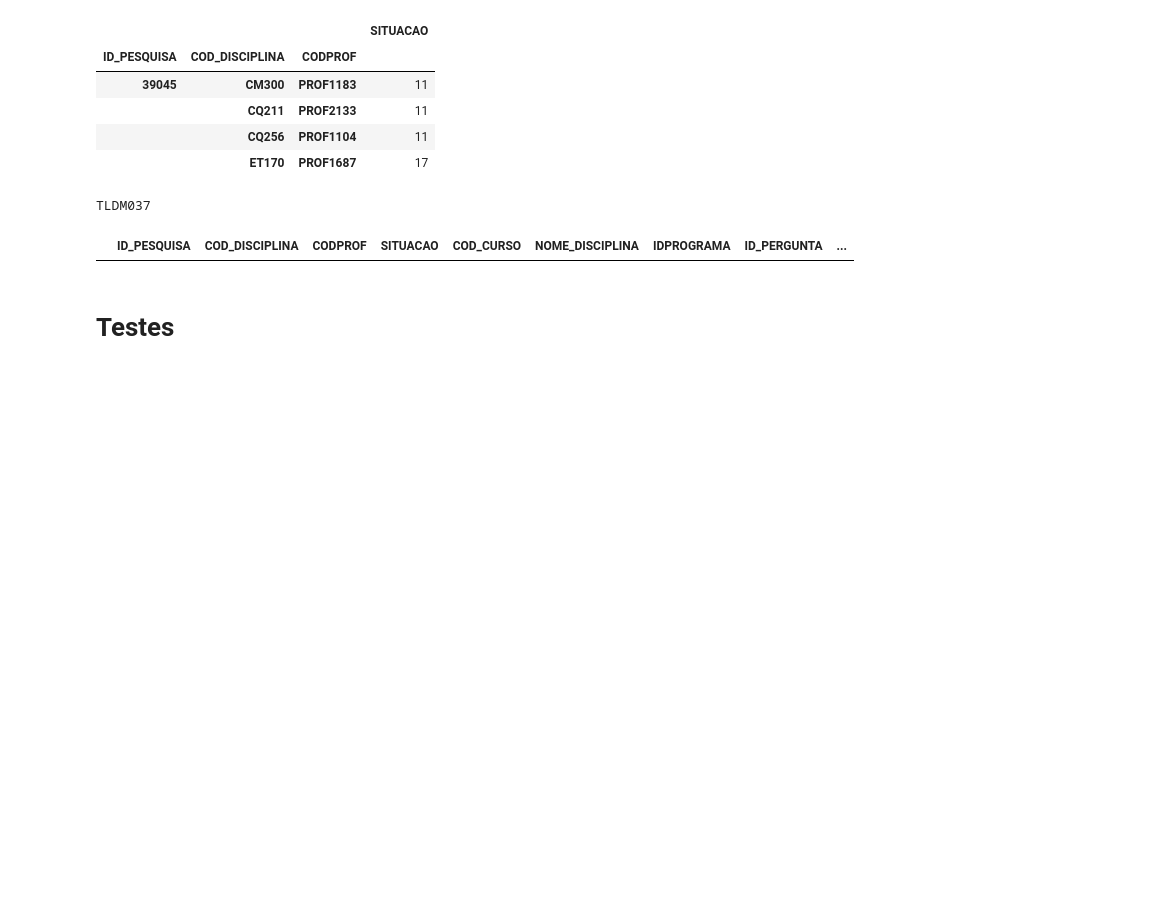
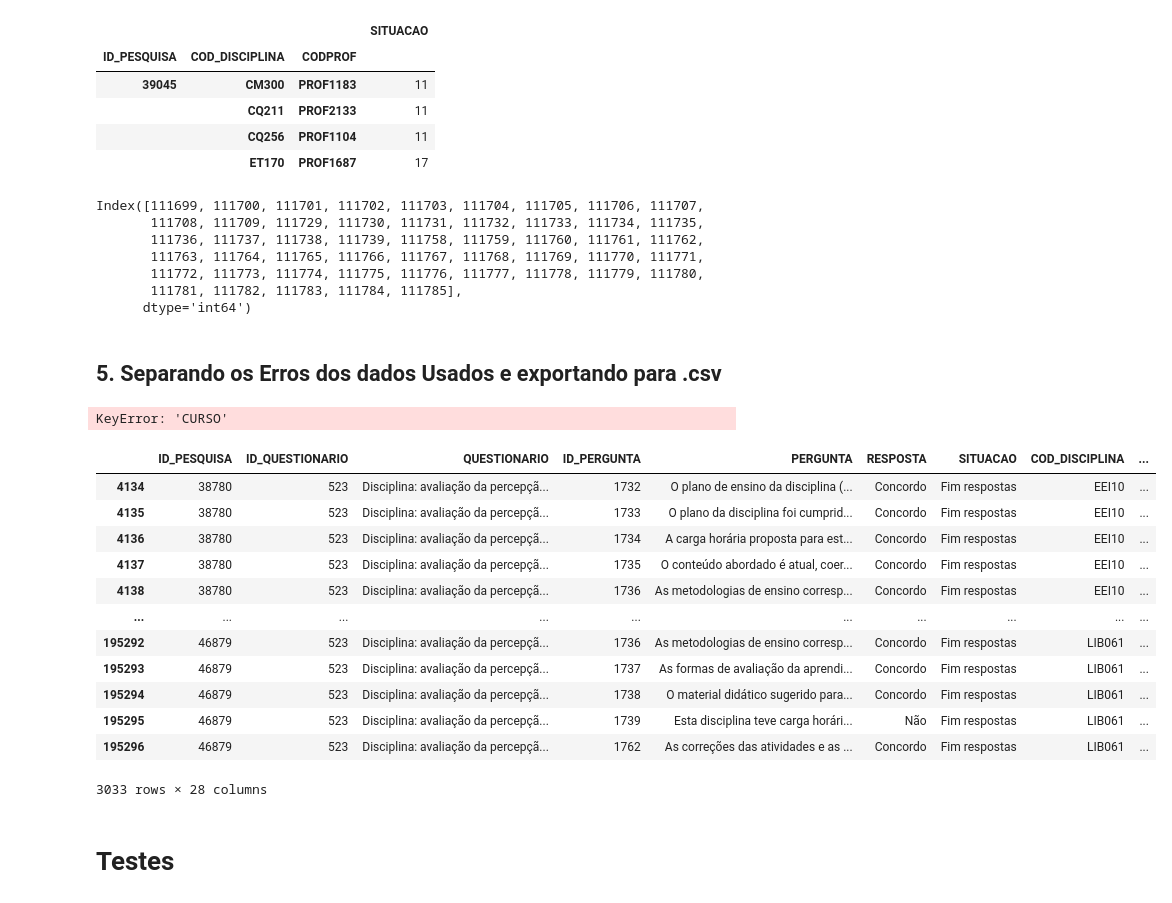
Before and after one commit to IronZiiz/Hackathon_mathmorphosis, a Jupyter notebook: data/processed/Presencial2025/preprocessing_dados_presencial.ipynb, the cells around one changed output. Drawn from its saved outputs; the diff is of its cells as text; code cells hidden in the pictures; blank space fills up the shorter version.

```diff
--- a/data/processed/Presencial2025/preprocessing_dados_presencial.ipynb
+++ b/data/processed/Presencial2025/preprocessing_dados_presencial.ipynb
@@ -326,18 +356,66 @@ colunas_investigacao = [
 cod_disciplinas_investigadas = ['CM300','CQ211','CQ256','ET170']
 
 random_disciplina = df_presencial_pesquisa['COD_DISCIPLINA'].sample(1,random_state=42).values[0]
-print(random_disciplina)
+# print(random_disciplina)
 
 # 2. Filtra apenas esse aluno e essas disciplinas problemáticas
 
 filtro = (df_presencial_pesquisa['ID_PESQUISA'] == 39045) & \
-         (df_presencial_pesquisa['COD_DISCIPLINA'] == random_disciplina)
+         (df_presencial_pesquisa['COD_DISCIPLINA'].isin(cod_disciplinas_investigadas))
 
 df_analise = df_presencial_pesquisa.loc[filtro, colunas_investigacao]
 
 # 3. Order
-df_analise = df_analise.sort_values(by=['ID_PESQUISA','COD_DISCIPLINA', 'CODPROF','ID_PERGUNTA'])
-df_analise
+# df_analise = df_analise.sort_values(by=['ID_PESQUISA','COD_DISCIPLINA', 'CODPROF','ID_PERGUNTA'])
+# df_analise
+
+# 4. Adiciona nos possíveis erros
+possiveis_erros = df_analise.index
+possiveis_erros
 # %% [output]
-TLDM037
+Index([111699, 111700, 111701, 111702, 111703, 111704, 111705, 111706, 111707,
+       111708, 111709, 111729, 111730, 111731, 111732, 111733, 111734, 111735,
+       111736, 111737, 111738, 111739, 111758, 111759, 111760, 111761, 111762,
+       111763, 111764, 111765, 111766, 111767, 111768, 111769, 111770, 111771,
+       111772, 111773, 111774, 111775, 111776, 111777, 111778, 111779, 111780,
+       111781, 111782, 111783, 111784, 111785],
+      dtype='int64')
-|  | ID_PESQUISA | COD_DISCIPLINA | CODPROF | SITUACAO | COD_CURSO | NOME_DISCIPLINA | IDPROGRAMA | ID_PERGUNTA | ... |
+# %% [markdown]
+## 5. Separando os Erros dos dados Usados e exportando para .csv
+# %%
+def process(df: pd.DataFrame, axis: list[int] | None = None, dimensions: list[int] | None = None, questions: list[str] | None = None) -> pd.DataFrame:
+
+        if axis is None or axis == []:
+              axis = df['EIXO'].unique().tolist()
+
+        if dimensions is None or dimensions == []:
+            dimensions = df['DIMENSAO'].unique().tolist()
+
+        mask_axis = df['EIXO'].isin(axis)
+        mask_dim = df['DIMENSAO'].isin(dimensions)
+
+        df_filtered = df[mask_axis & mask_dim]
+
+        if questions is not None:
+            df_filtered = df_filtered[df_filtered['PERGUNTA'].isin(questions)]
+
+        return df_filtered
+# %%
+def separate_column_by(df, char, column,return_columns='TEMP'):
+    df_temp = df.copy()
+    df_temp['TEMP'] = df_temp[column].str.strip().str.split(char)
+    df_temp['SIZE'] = df_temp['TEMP'].str.len()
+
+    for i in range(df_temp['SIZE'].max()):
+        df_temp[f'{return_columns}_{i}'] = df_temp['TEMP'].str[i]
+
+    df_temp.drop(columns=['TEMP','SIZE'])
+    return df_temp
+# %%
+df_final_temp = process(df_presencial_pesquisa,axis=[],dimensions=[])
+df_final_erros = df_final_temp.loc[possiveis_erros,:]
+df_final = df_final_temp.drop(index=possiveis_erros)
+# %%
+a = separate_column_by(df_final,'-','CURSO')
+# %% [output]
+KeyError: 'CURSO'
@@ -344,3 +425,19 @@ TLDM037
+# %%
+a[a['TEMP_3'].notna()]
+# %% [output]
+|  | ID_PESQUISA | ID_QUESTIONARIO | QUESTIONARIO | ID_PERGUNTA | PERGUNTA | RESPOSTA | SITUACAO | COD_DISCIPLINA | ... |
+| 4134 | 38780 | 523 | Disciplina: avaliação da percepçã... | 1732 | O plano de ensino da disciplina (... | Concordo | Fim respostas | EEI10 | ... |
+| 4135 | 38780 | 523 | Disciplina: avaliação da percepçã... | 1733 | O plano da disciplina foi cumprid... | Concordo | Fim respostas | EEI10 | ... |
+| 4136 | 38780 | 523 | Disciplina: avaliação da percepçã... | 1734 | A carga horária proposta para est... | Concordo | Fim respostas | EEI10 | ... |
+| 4137 | 38780 | 523 | Disciplina: avaliação da percepçã... | 1735 | O conteúdo abordado é atual, coer... | Concordo | Fim respostas | EEI10 | ... |
+| 4138 | 38780 | 523 | Disciplina: avaliação da percepçã... | 1736 | As metodologias de ensino corresp... | Concordo | Fim respostas | EEI10 | ... |
+| ... | ... | ... | ... | ... | ... | ... | ... | ... | ... |
+| 195292 | 46879 | 523 | Disciplina: avaliação da percepçã... | 1736 | As metodologias de ensino corresp... | Concordo | Fim respostas | LIB061 | ... |
+| 195293 | 46879 | 523 | Disciplina: avaliação da percepçã... | 1737 | As formas de avaliação da aprendi... | Concordo | Fim respostas | LIB061 | ... |
+| 195294 | 46879 | 523 | Disciplina: avaliação da percepçã... | 1738 | O material didático sugerido para... | Concordo | Fim respostas | LIB061 | ... |
+| 195295 | 46879 | 523 | Disciplina: avaliação da percepçã... | 1739 | Esta disciplina teve carga horári... | Não | Fim respostas | LIB061 | ... |
+| 195296 | 46879 | 523 | Disciplina: avaliação da percepçã... | 1762 | As correções das atividades e as ... | Concordo | Fim respostas | LIB061 | ... |
+3033 rows × 28 columns
 # %% [markdown]
 # Testes
 # %%
```
Also changed, not shown: parts of 10 cells of this notebook, 2 other files.
